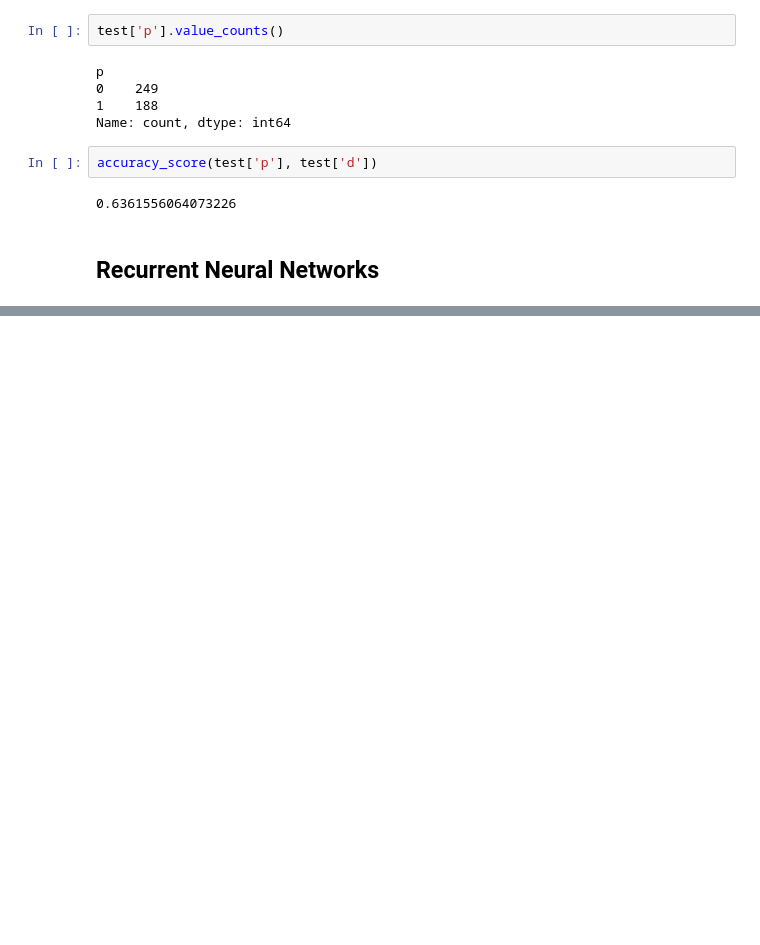
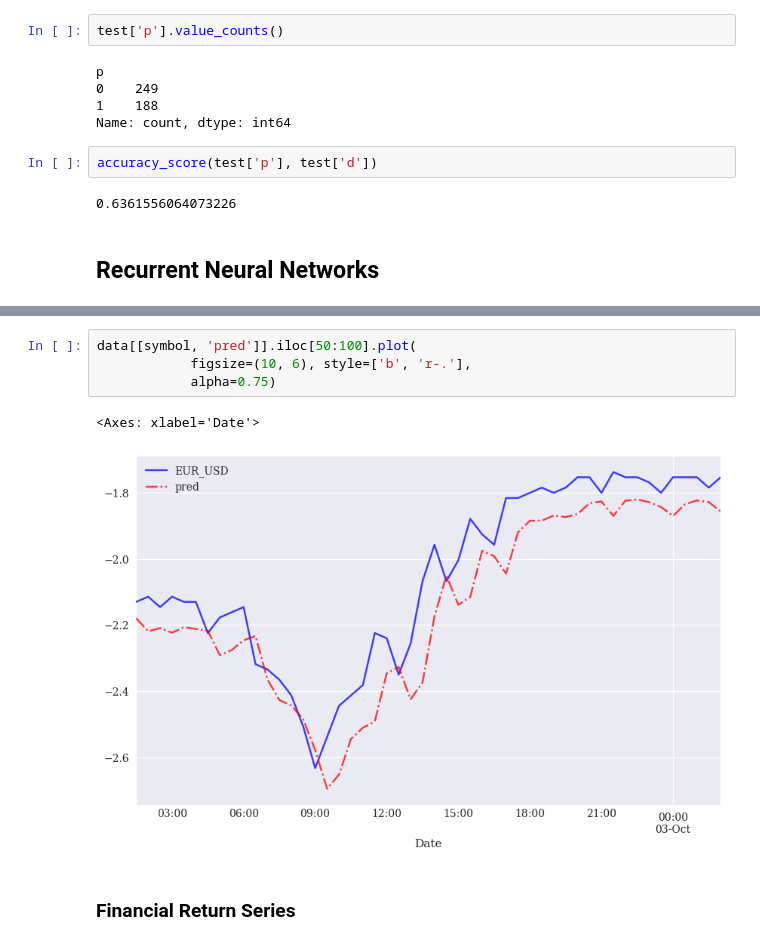
Before and after one commit to wangyouan/AIandFinance2025, a Jupyter notebook: lecture9_deep_learning.ipynb, the cells around one changed output, grey strips where cells are left out. Drawn from its saved outputs; the diff is of its cells as text; blank space fills up the shorter version.

```diff
--- a/lecture9_deep_learning.ipynb
+++ b/lecture9_deep_learning.ipynb
@@ -492,0 +538,9 @@ NameError: name 'TimeseriesGenerator' is not defined
+# %%
+data[[symbol, 'pred']].iloc[50:100].plot(
+            figsize=(10, 6), style=['b', 'r-.'],
+            alpha=0.75)
+# %% [output]
+<Axes: xlabel='Date'>
+[figure, added]
+# %% [markdown]
+### Financial Return Series
```
Also changed, not shown: parts of 39 cells of this notebook.
